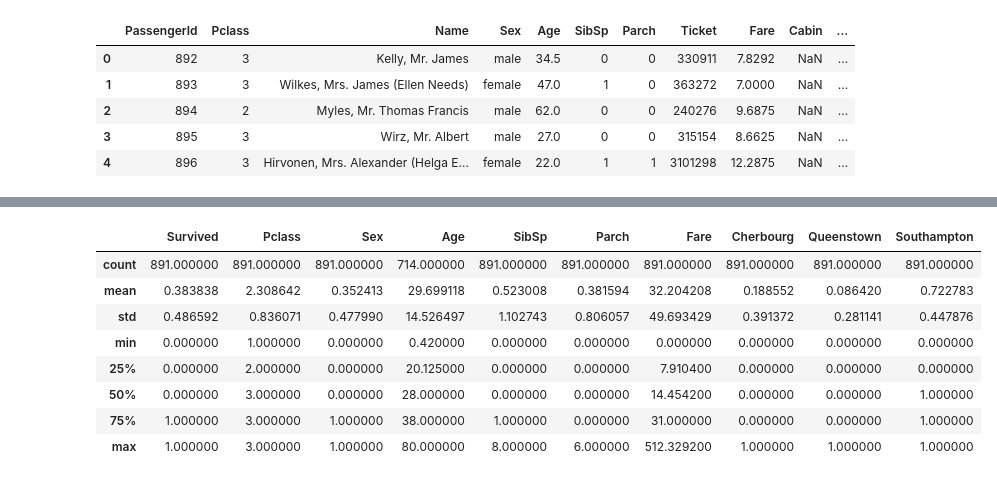
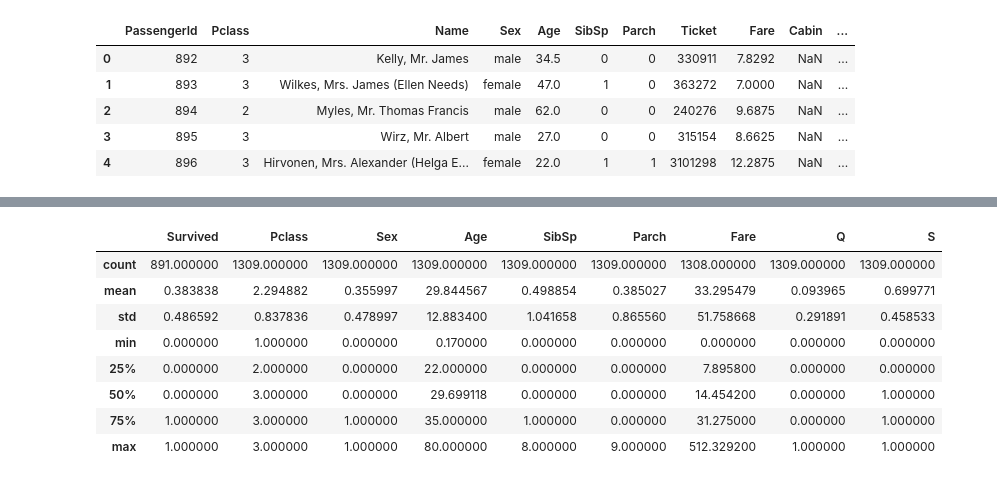
Before and after one commit to anyklaude/Titanic, a Jupyter notebook: Titanic.ipynb, the cells around one changed output, grey strips where cells are left out. Cells and saved outputs as stored; diff of their text form; code cells hidden in the pictures.

```diff
--- a/Titanic.ipynb
+++ b/Titanic.ipynb
@@ -70,6 +48,6 @@ There are 3 columns that have missing values.
 # %%
-train = train.drop(['PassengerId', 'Name', 'Ticket', 'Cabin'], axis=1)
-train.Embarked.dropna(inplace=True)
-train.head()
+df.drop(['PassengerId', 'Name', 'Cabin', 'Ticket'], axis=1, inplace=True, errors='ignore')
+df.Embarked.fillna(df.Embarked.mode()[0], inplace=True)
+df.head()
 # %% [output]
 |  | Survived | Pclass | Sex | Age | SibSp | Parch | Fare | Embarked |
@@ -85,6 +59,5 @@ print()
 # %%
-train = train.replace(['male', 'female'], [0, 1])
-test = test.replace(['male', 'female'], [0, 1])
-train.head()
+df.replace(['male', 'female'], [0, 1], inplace=True)
+df.head()
 # %% [output]
 |  | Survived | Pclass | Sex | Age | SibSp | Parch | Fare | Embarked |
@@ -96,7 +68,0 @@ train.head()
-# %%
-train['Cherbourg'] = train.Embarked == 'C'
-train['Queenstown'] = train.Embarked == 'Q'
-train['Southampton'] = train.Embarked == 'S'
-train = train.drop('Embarked', axis=1)
-train = train.replace([True, False], [1, 0])
-train.head()
@@ -115,0 +69,5 @@ test = test.replace([True, False], [1, 0])
+# %%
+df = pd.concat([df, pd.get_dummies(df.Embarked, drop_first=True)], sort=False, axis=1)
+df.drop(['Embarked'], axis=1, inplace=True, errors='ignore')
+df.Age.fillna(train.Age.mean(), inplace=True)
+df
@@ -116,15 +93,15 @@ test = test.replace([True, False], [1, 0])
 # %%
-train.describe()
+df.describe()
 # %% [output]
-|  | Survived | Pclass | Sex | Age | SibSp | Parch | Fare | Cherbourg | Queenstown | Southampton |
-| count | 891.000000 | 891.000000 | 891.000000 | 714.000000 | 891.000000 | 891.000000 | 891.000000 | 891.000000 | 891.000000 | 891.000000 |
-| mean | 0.383838 | 2.308642 | 0.352413 | 29.699118 | 0.523008 | 0.381594 | 32.204208 | 0.188552 | 0.086420 | 0.722783 |
-| std | 0.486592 | 0.836071 | 0.477990 | 14.526497 | 1.102743 | 0.806057 | 49.693429 | 0.391372 | 0.281141 | 0.447876 |
-| min | 0.000000 | 1.000000 | 0.000000 | 0.420000 | 0.000000 | 0.000000 | 0.000000 | 0.000000 | 0.000000 | 0.000000 |
-| 25% | 0.000000 | 2.000000 | 0.000000 | 20.125000 | 0.000000 | 0.000000 | 7.910400 | 0.000000 | 0.000000 | 0.000000 |
-| 50% | 0.000000 | 3.000000 | 0.000000 | 28.000000 | 0.000000 | 0.000000 | 14.454200 | 0.000000 | 0.000000 | 1.000000 |
-| 75% | 1.000000 | 3.000000 | 1.000000 | 38.000000 | 1.000000 | 0.000000 | 31.000000 | 0.000000 | 0.000000 | 1.000000 |
-| max | 1.000000 | 3.000000 | 1.000000 | 80.000000 | 8.000000 | 6.000000 | 512.329200 | 1.000000 | 1.000000 | 1.000000 |
+|  | Survived | Pclass | Sex | Age | SibSp | Parch | Fare | Q | S |
+| count | 891.000000 | 1309.000000 | 1309.000000 | 1309.000000 | 1309.000000 | 1309.000000 | 1308.000000 | 1309.000000 | 1309.000000 |
+| mean | 0.383838 | 2.294882 | 0.355997 | 29.844567 | 0.498854 | 0.385027 | 33.295479 | 0.093965 | 0.699771 |
+| std | 0.486592 | 0.837836 | 0.478997 | 12.883400 | 1.041658 | 0.865560 | 51.758668 | 0.291891 | 0.458533 |
+| min | 0.000000 | 1.000000 | 0.000000 | 0.170000 | 0.000000 | 0.000000 | 0.000000 | 0.000000 | 0.000000 |
+| 25% | 0.000000 | 2.000000 | 0.000000 | 22.000000 | 0.000000 | 0.000000 | 7.895800 | 0.000000 | 0.000000 |
+| 50% | 0.000000 | 3.000000 | 0.000000 | 29.699118 | 0.000000 | 0.000000 | 14.454200 | 0.000000 | 1.000000 |
+| 75% | 1.000000 | 3.000000 | 1.000000 | 35.000000 | 1.000000 | 0.000000 | 31.275000 | 0.000000 | 1.000000 |
+| max | 1.000000 | 3.000000 | 1.000000 | 80.000000 | 8.000000 | 9.000000 | 512.329200 | 1.000000 | 1.000000 |
 # %%
 sns.heatmap(train.corr(), cmap='viridis', annot=True)
 plt.show()
```
Also changed, not shown: parts of 28 cells of this notebook.
